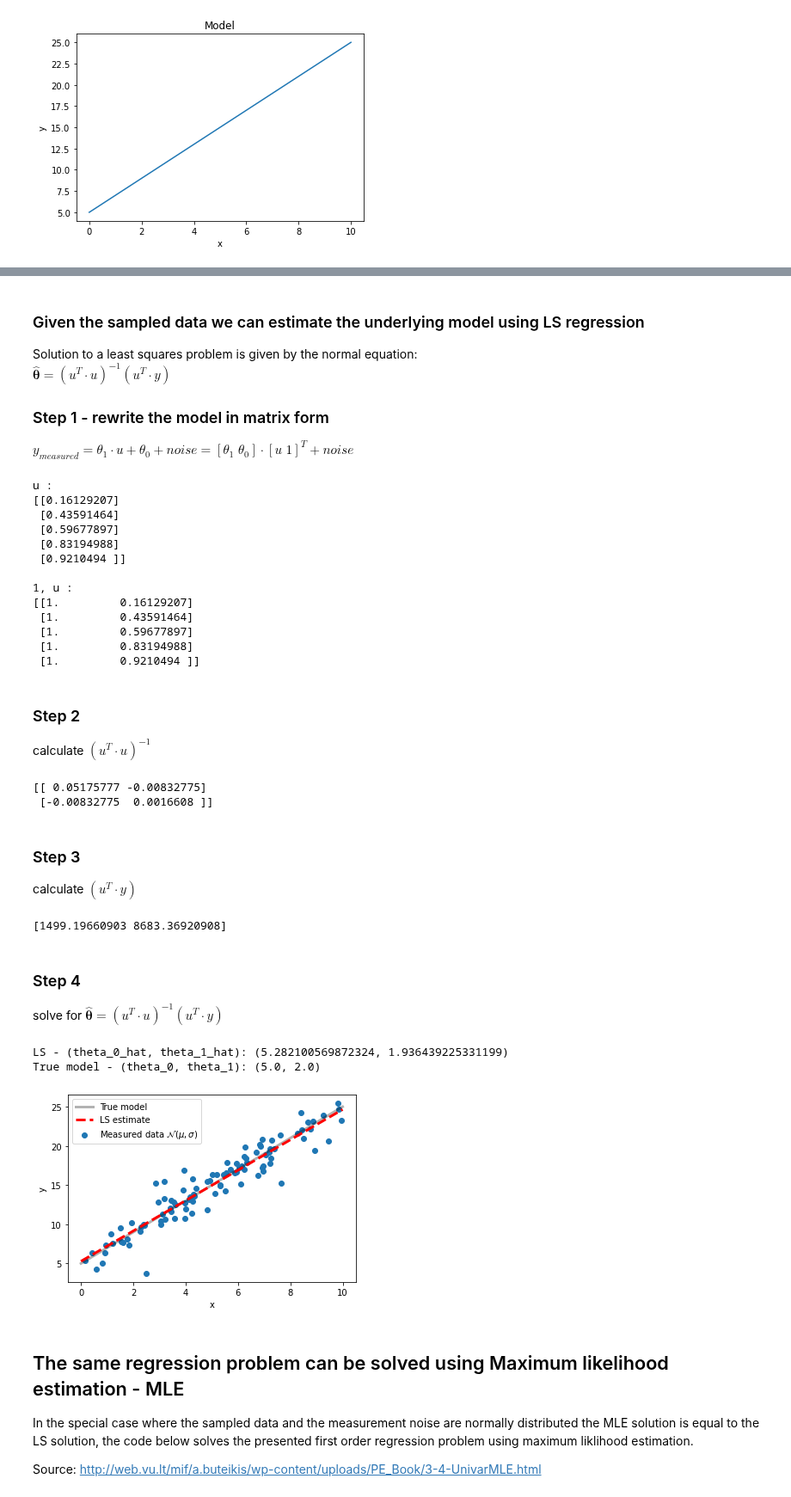
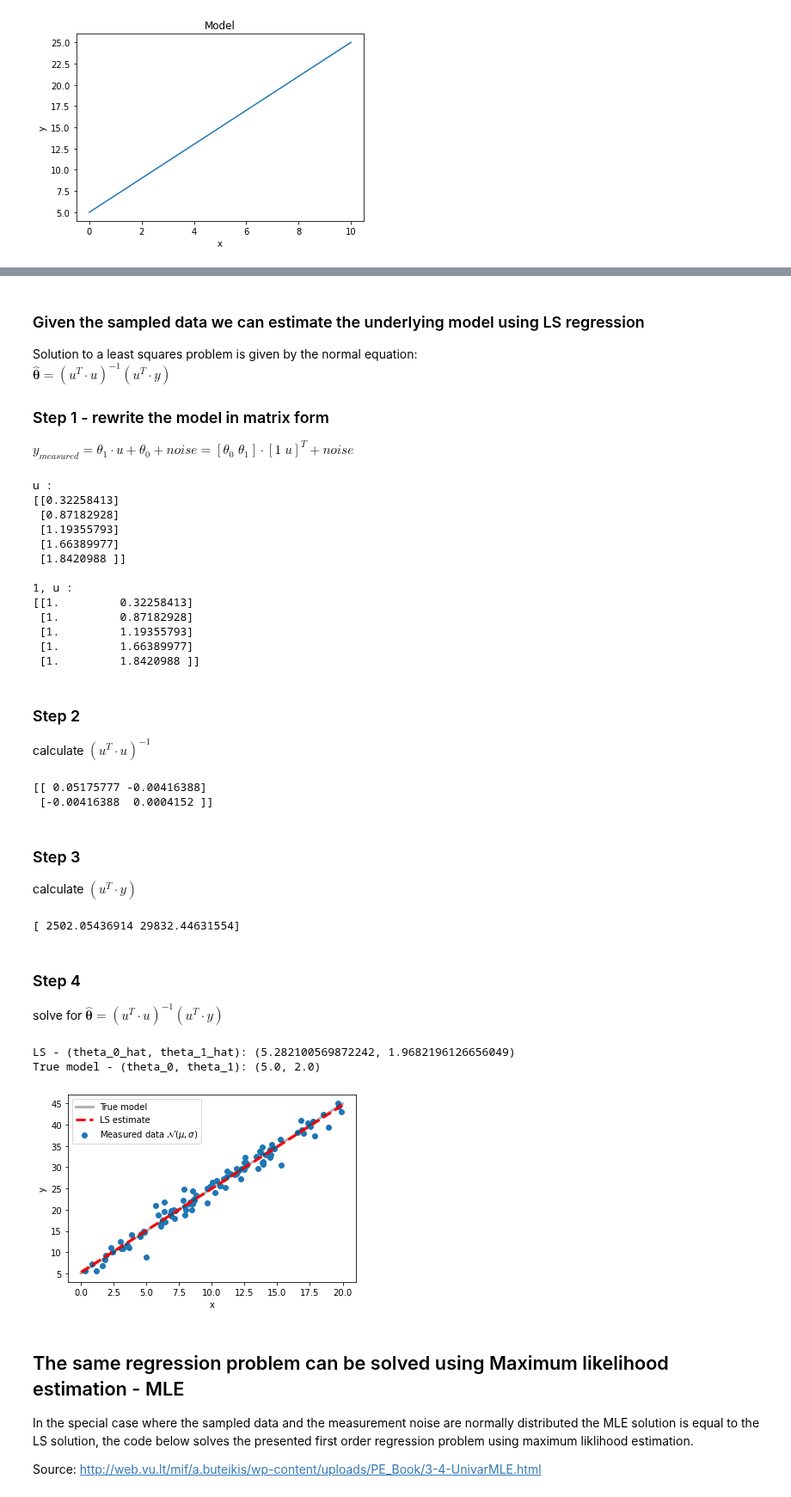
Before and after one commit to fredralm/TTK4260, a Jupyter notebook: 2021/L1/LS_draft.ipynb, the cells around one changed output, grey strips where cells are left out. Shown at 86% size. Cells and saved outputs as stored; diff of their text form; code cells hidden in the pictures.

```diff
--- a/2021/L1/LS_draft.ipynb
+++ b/2021/L1/LS_draft.ipynb
@@ -78,6 +80,6 @@ plt.title("Model");
 # %%
-#u = np.sort(np.random.normal(5,2,N))
-u = np.sort(np.random.uniform(0,10,N))
+#u = np.sort(np.random.normal(10,3,N))
+u = np.sort(np.random.uniform(0,20,N))
 y_true = y_model(u)
 # %%
 from scipy.stats import norm, laplace
@@ -111,7 +113,7 @@ Solution to a least squares problem is given by the normal equation:
 $\hat{\mathbf{\theta}} = (u^T\cdot u)^{-1}(u^T\cdot y)$
 
 ### Step 1 - rewrite the model in matrix form
-$y_{measured} = \theta_1 \cdot u + \theta_0 + noise = [ \theta_1 \; \theta_0 ] \cdot [u \; 1]^T + noise$
+$y_{measured} = \theta_1 \cdot u + \theta_0 + noise = [ \theta_0 \; \theta_1 ] \cdot [1 \; u]^T + noise$
 # %%
 # Matrix form
 u_vec = np.reshape(u,(N,1))
@@ -121,18 +123,18 @@ u_vec = np.append(np.ones((N,1)), u_vec,axis=1)
 print(f"1, u :\n{u_vec[0:5,:]}")
 # %% [output]
 u :
-[[0.16129207]
- [0.43591464]
- [0.59677897]
- [0.83194988]
- [0.9210494 ]]
+[[0.32258413]
+ [0.87182928]
+ [1.19355793]
+ [1.66389977]
+ [1.8420988 ]]
 
 1, u :
-[[1.         0.16129207]
- [1.         0.43591464]
- [1.         0.59677897]
- [1.         0.83194988]
- [1.         0.9210494 ]]
+[[1.         0.32258413]
+ [1.         0.87182928]
+ [1.         1.19355793]
+ [1.         1.66389977]
+ [1.         1.8420988 ]]
 # %% [markdown]
 ### Step 2
 
@@ -142,8 +144,8 @@ u_transpose_dot_u = np.dot(u_vec.T,u_vec)  # calculating dot product
 u_transpose_dot_u_inv = np.linalg.inv(u_transpose_dot_u) #calculating inverse
 print(u_transpose_dot_u_inv)
 # %% [output]
-[[ 0.05175777 -0.00832775]
- [-0.00832775  0.0016608 ]]
+[[ 0.05175777 -0.00416388]
+ [-0.00416388  0.0004152 ]]
 # %% [markdown]
 ### Step 3
 
@@ -152,7 +154,7 @@ calculate $(u^T \cdot y)$
 u_transpose_dot_y = np.dot(u_vec.T,y)  # calculating dot product
 print(u_transpose_dot_y)
 # %% [output]
-[1499.19660903 8683.36920908]
+[ 2502.05436914 29832.44631554]
 # %% [markdown]
 ### Step 4
 
@@ -160,24 +162,24 @@ solve for $\hat{\mathbf{\theta}} = (u^T\cdot u)^{-1}(u^T\cdot y)$
 # %%
 theta_hat = np.dot(u_transpose_dot_u_inv,u_transpose_dot_y)
 print(f"LS - (theta_0_hat, theta_1_hat): {theta_hat[0], theta_hat[1]}")
 print(f"True model - (theta_0, theta_1): {theta_0, theta_1}")
 
 # Recreate model based on LS estimate:
 LS_estimate = lambda x : theta_hat[1] * x + theta_hat[0]
 
 # Plot true vs. estimated model
 plt.scatter(u, y, label=r"Measured data $\mathcal{N}(\mu, \sigma)$")
-u0 = np.linspace(0, 10, 500)
+u0 = np.linspace(0, 20, 500)
 plt.plot(u0, y_model(u0), "k", alpha=0.3, lw=3, label="True model")
 plt.plot(u0, LS_estimate(u0), "r--",  lw=3, label="LS estimate")
 #plt.xlim(0, 10)
 plt.legend()
 plt.xlabel("x")
 plt.ylabel("y");
 # %% [output]
-LS - (theta_0_hat, theta_1_hat): (5.282100569872324, 1.936439225331199)
+LS - (theta_0_hat, theta_1_hat): (5.282100569872242, 1.9682196126656049)
 True model - (theta_0, theta_1): (5.0, 2.0)
-[figure, old version]
+[figure, new version]
 # %% [markdown]
 ## The same regression problem can be solved using Maximum likelihood estimation - MLE
 In the special case where the sampled data and the measurement noise are normally distributed
```
Also changed, not shown: parts of 8 cells of this notebook.
